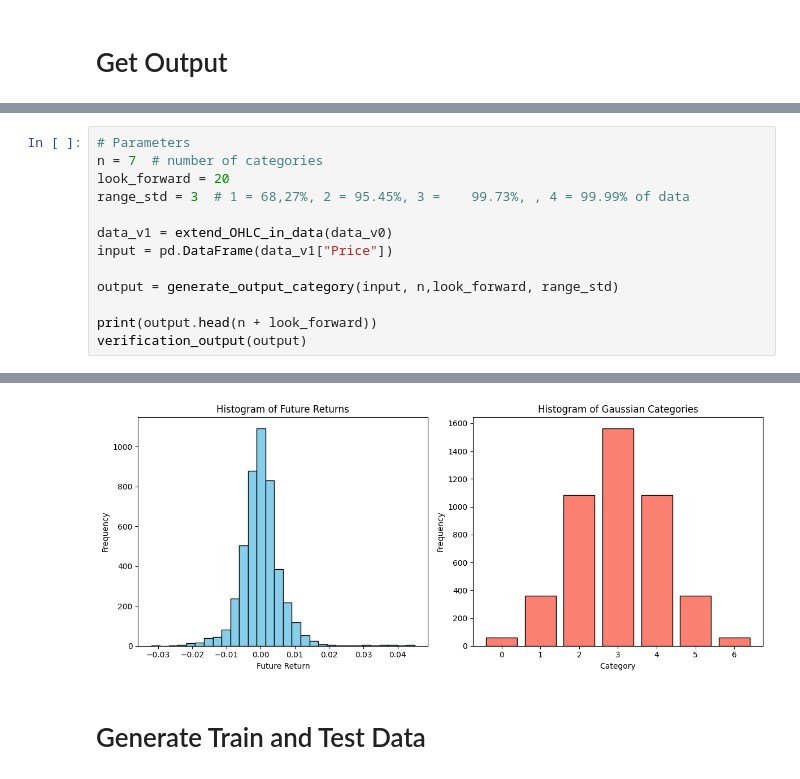
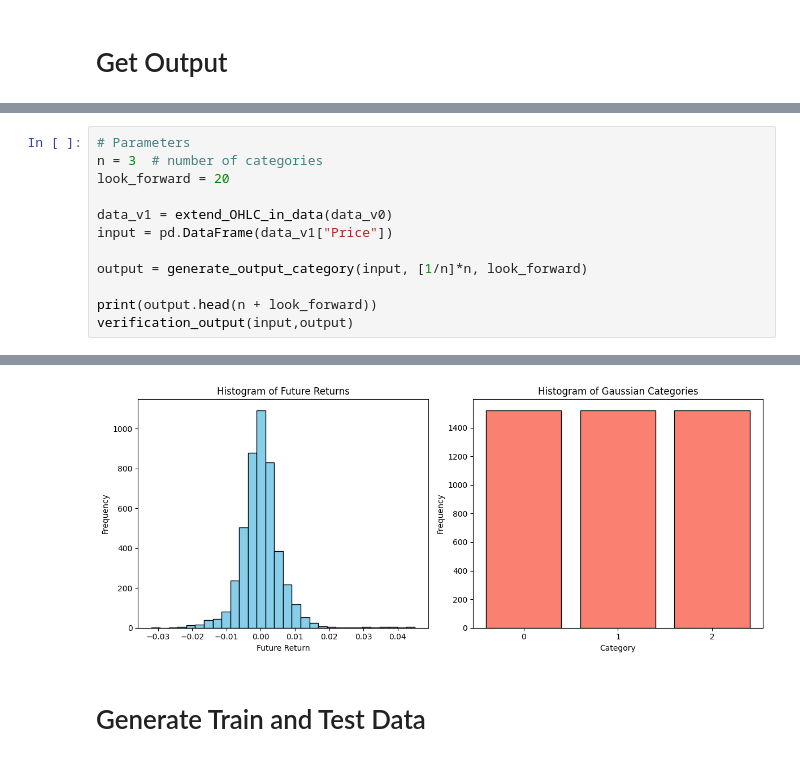
Before and after one commit to Nairlav/Finance, a Jupyter notebook: Projects/LSTM_Strategy.ipynb, the cells around one changed output, grey strips where cells are left out. Saved outputs shown, nothing was run; the diff lists cells and outputs as text.

```diff
--- a/Projects/LSTM_Strategy.ipynb
+++ b/Projects/LSTM_Strategy.ipynb
@@ -213,14 +224,13 @@ def generate_output_category(input, n,look_forward, range_std):
 # %%
 # Parameters
-n = 7  # number of categories
+n = 3  # number of categories
 look_forward = 20
-range_std = 3  # 1 = 68,27%, 2 = 95.45%, 3 =	99.73%, , 4 = 99.99% of data
 
 data_v1 = extend_OHLC_in_data(data_v0)
 input = pd.DataFrame(data_v1["Price"])
 
-output = generate_output_category(input, n,look_forward, range_std)
+output = generate_output_category(input, [1/n]*n, look_forward)
 
 print(output.head(n + look_forward))
-verification_output(output)
+verification_output(input,output)
 # %% [output]
@@ -244,4 +254,4 @@ Datetime
-[figure, old version]
+[figure, new version]
 # %% [markdown]
 # Generate Train and Test Data
 # %%
```
Also changed, not shown: parts of 12 cells of this notebook.
